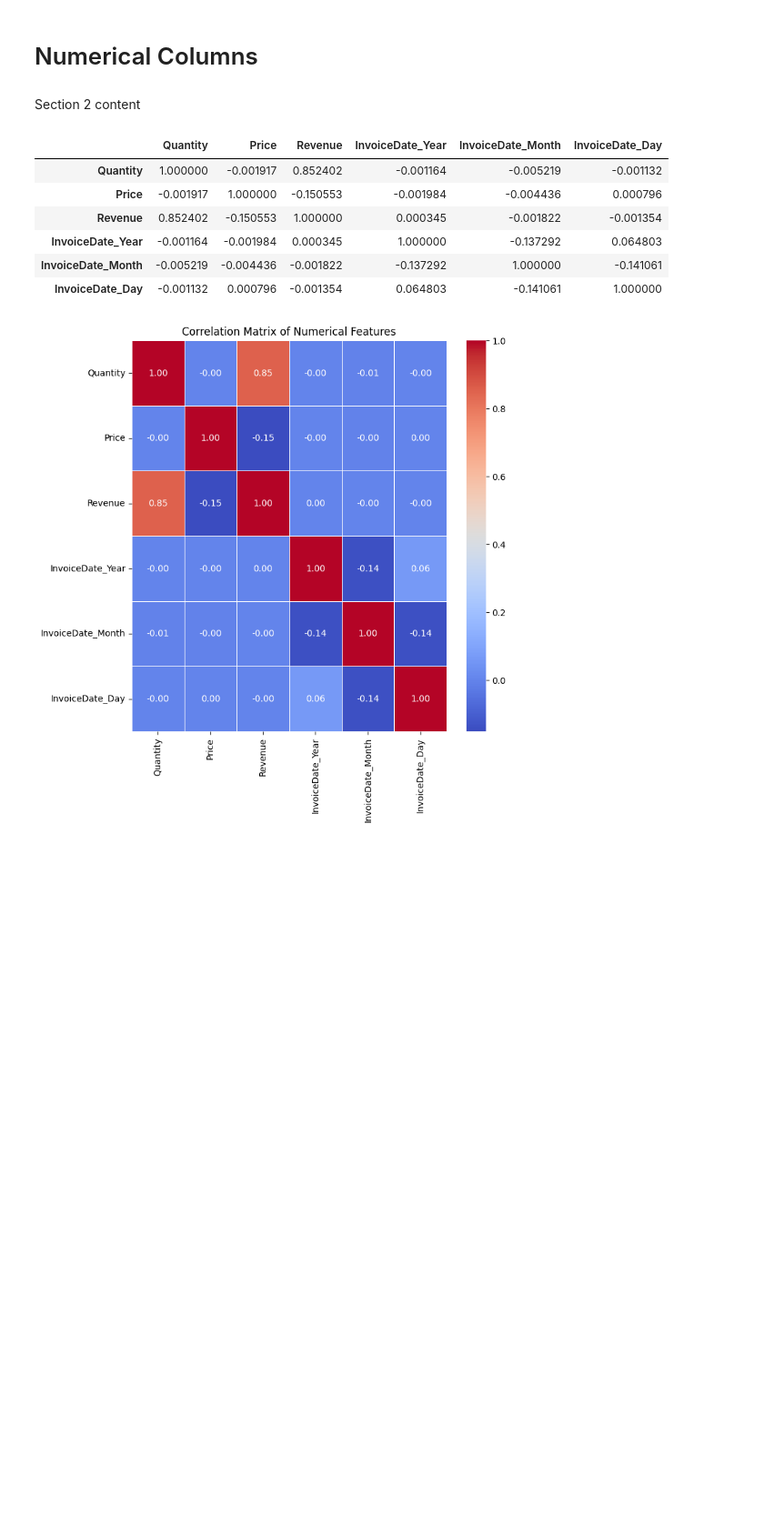
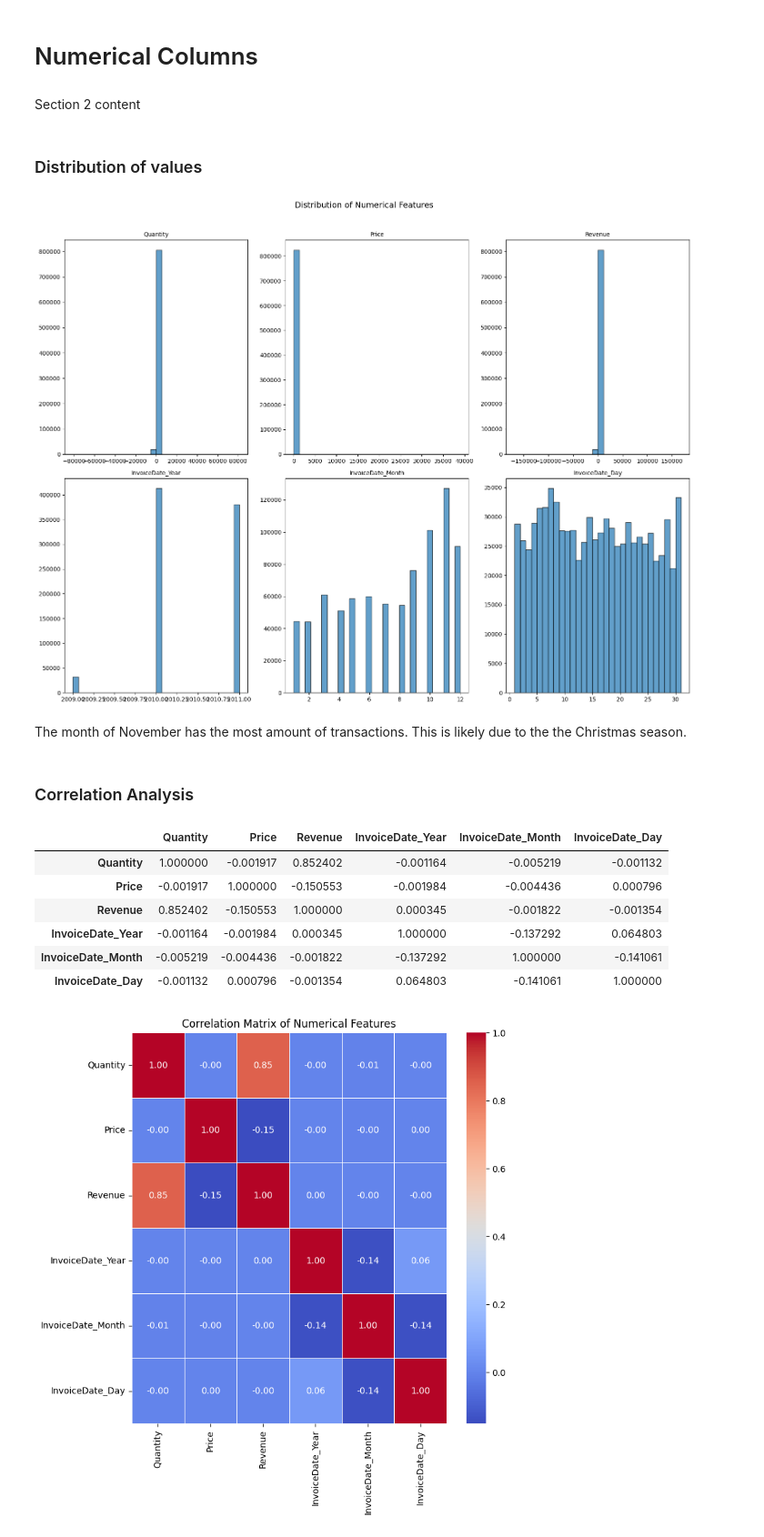
Before and after one commit to PearlisSad/Capstone-E-Commerce-Analysis, a Jupyter notebook: jupyter_notebooks/eda.ipynb, the cells around one changed output. Shown at 91% size. Saved outputs shown, nothing was run; the diff lists cells and outputs as text; code cells hidden in the pictures; blank space fills up the shorter version.

Commit message:
Update to include distribution of numeric features

```diff
--- a/jupyter_notebooks/eda.ipynb
+++ b/jupyter_notebooks/eda.ipynb
@@ -182,6 +182,27 @@ numeric_cols = [
 ]
 
 numeric_columns = df[numeric_cols]
+# %% [markdown]
+### Distribution of values
+# %%
+fig, axes = plt.subplots(2, 3, figsize=(16, 12))
+
+axes = axes.ravel()
+
+for idx, col in enumerate(numeric_columns.columns):
+    axes[idx].hist(df[col], bins=30, edgecolor='black', alpha=0.7)
+    axes[idx].set_title(col, fontsize=10)
+    axes[idx].set_xlabel('')
+
+plt.suptitle('Distribution of Numerical Features', fontsize=14, y=1.02)
+plt.tight_layout()
+plt.show()
+# %% [output]
+[figure, added]
+# %% [markdown]
+The month of November has the most amount of transactions. This is likely due to the the Christmas season.
+# %% [markdown]
+### Correlation Analysis
 # %%
 corr_matrix = numeric_columns.corr()
 corr_matrix
```
Also changed, not shown: parts of 1 cell of this notebook.
